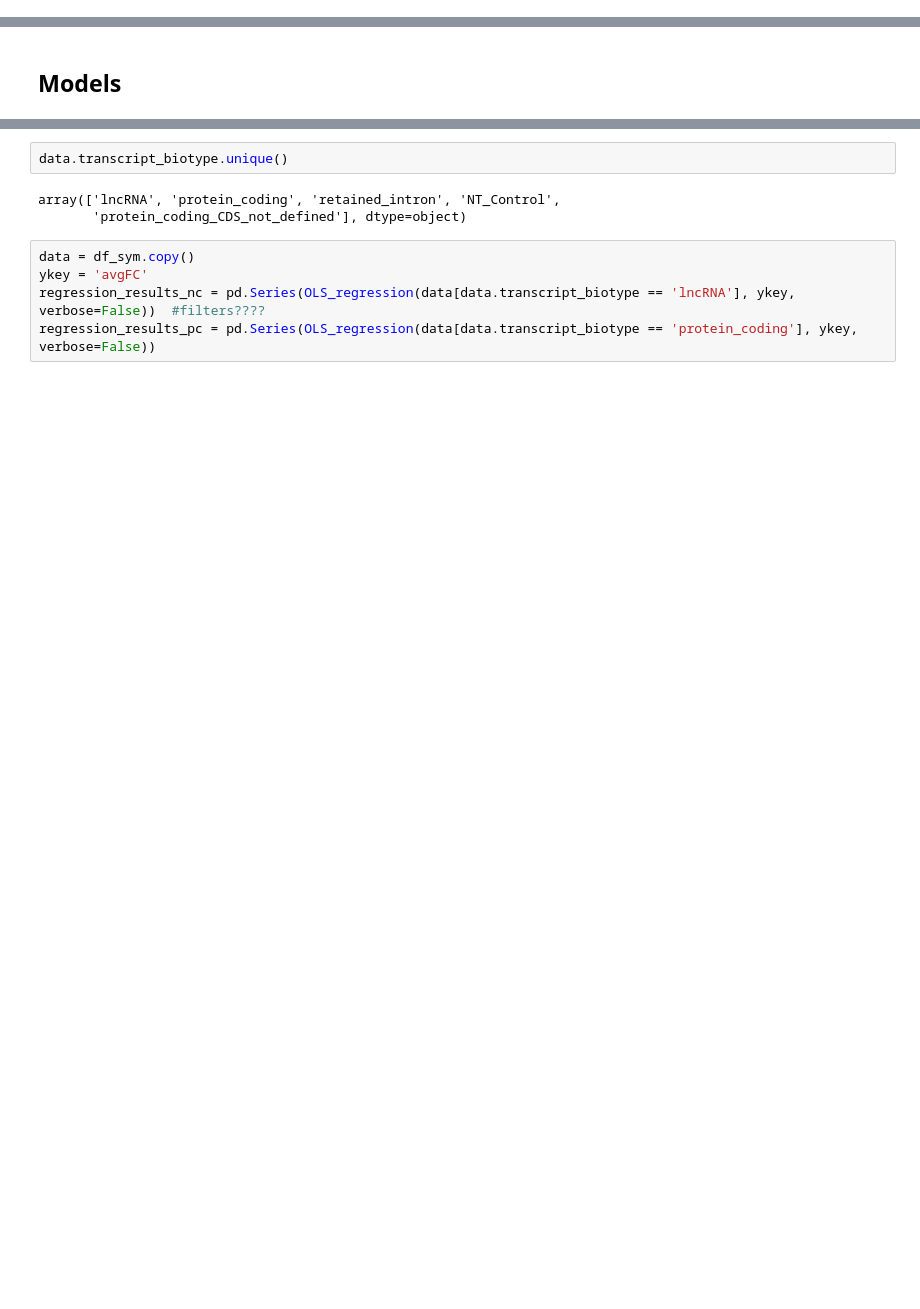
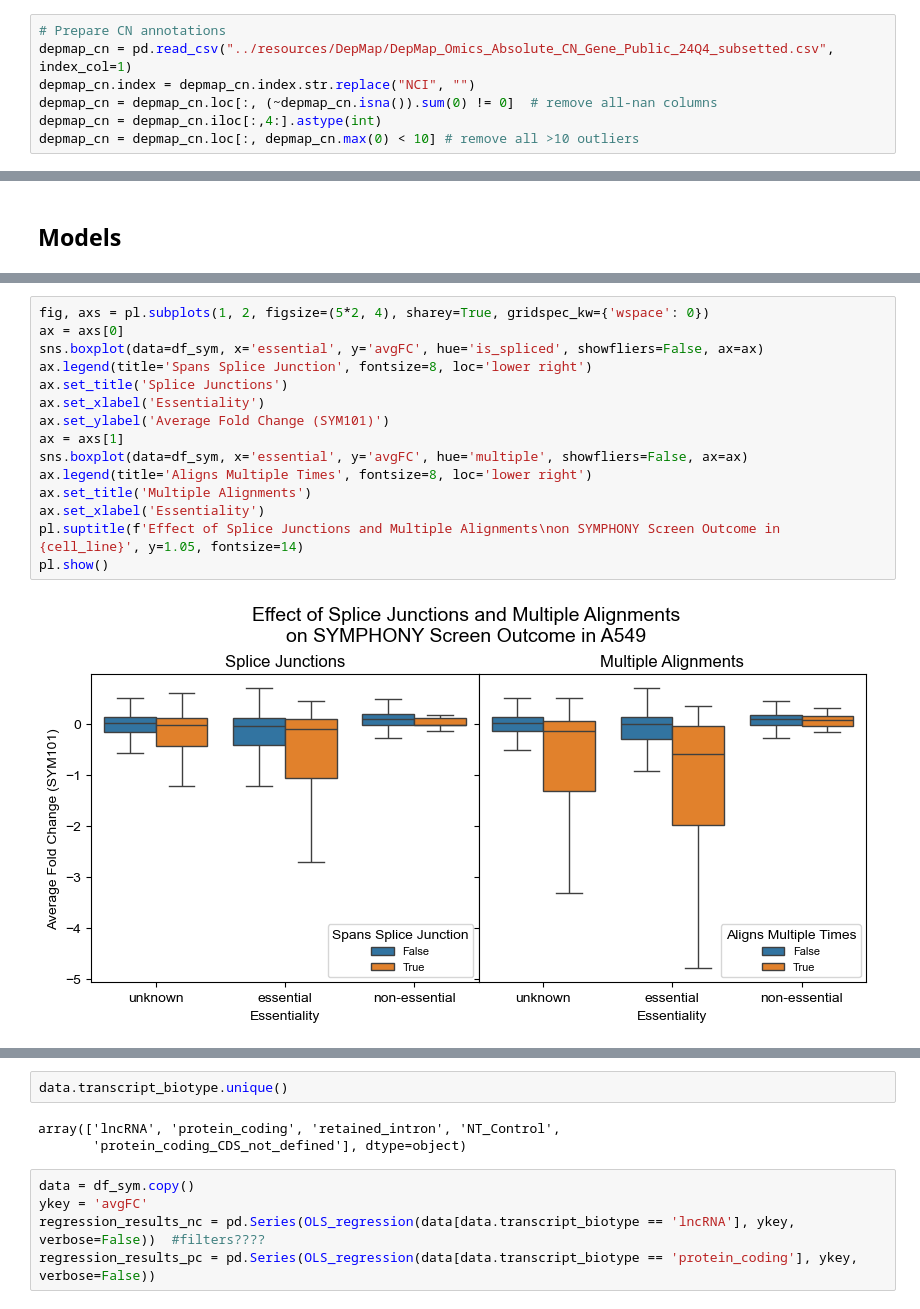
Before and after one commit to stefanpeidli/SYM101, a Jupyter notebook: notebooks/SYM101_linear_statistical_models.ipynb, the cells around one changed output, grey strips where cells are left out. Drawn from its saved outputs; the diff is of its cells as text; blank space fills up the shorter version.

```diff
--- a/notebooks/SYM101_linear_statistical_models.ipynb
+++ b/notebooks/SYM101_linear_statistical_models.ipynb
@@ -694,3 +694,10 @@ So for sym101 guides I need:
 - annotation of position in gene or transcript
 - exon boundaries
 - coverage weighted expression
+# %%
+# Prepare CN annotations
+depmap_cn = pd.read_csv("../resources/DepMap/DepMap_Omics_Absolute_CN_Gene_Public_24Q4_subsetted.csv", index_col=1)
+depmap_cn.index = depmap_cn.index.str.replace("NCI", "")
+depmap_cn = depmap_cn.loc[:, (~depmap_cn.isna()).sum(0) != 0]  # remove all-nan columns
+depmap_cn = depmap_cn.iloc[:,4:].astype(int)
+depmap_cn = depmap_cn.loc[:, depmap_cn.max(0) < 10] # remove all >10 outliers
@@ -814,0 +861,17 @@ dtype: float64
+# %%
+fig, axs = pl.subplots(1, 2, figsize=(5*2, 4), sharey=True, gridspec_kw={'wspace': 0})
+ax = axs[0]
+sns.boxplot(data=df_sym, x='essential', y='avgFC', hue='is_spliced', showfliers=False, ax=ax)
+ax.legend(title='Spans Splice Junction', fontsize=8, loc='lower right')
+ax.set_title('Splice Junctions')
+ax.set_xlabel('Essentiality')
+ax.set_ylabel('Average Fold Change (SYM101)')
+ax = axs[1]
+sns.boxplot(data=df_sym, x='essential', y='avgFC', hue='multiple', showfliers=False, ax=ax)
+ax.legend(title='Aligns Multiple Times', fontsize=8, loc='lower right')
+ax.set_title('Multiple Alignments')
+ax.set_xlabel('Essentiality')
+pl.suptitle(f'Effect of Splice Junctions and Multiple Alignments\non SYMPHONY Screen Outcome in {cell_line}', y=1.05, fontsize=14)
+pl.show()
+# %% [output]
+[figure, added]
```
Also changed, not shown: parts of 16 cells of this notebook, 26 other files.
